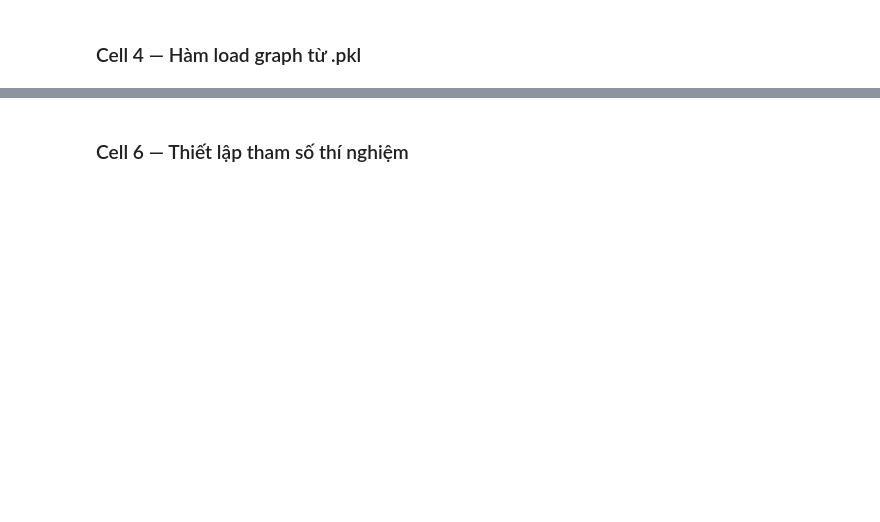
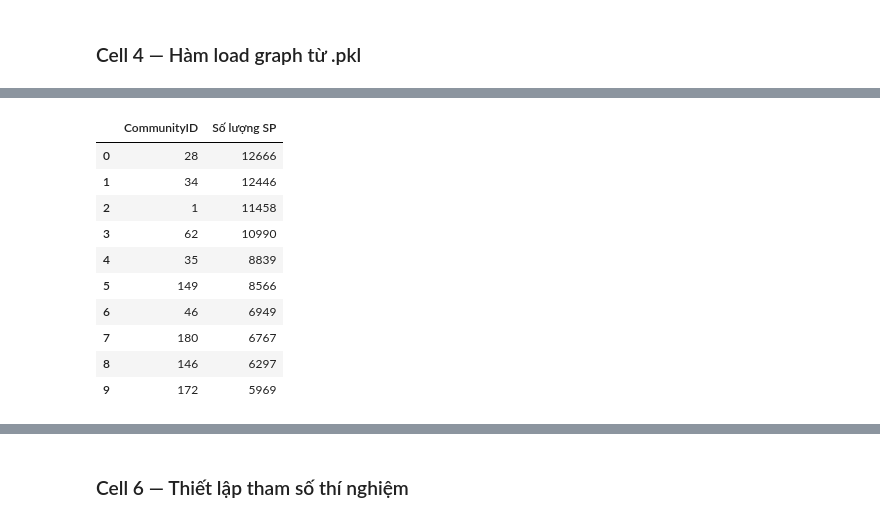
Before and after one commit to NhanThiencoder/Amazon-Graph-Recommender, a Jupyter notebook: notebooks/04_Link_Prediction_Node2Vec.ipynb, the cells around one changed output, grey strips where cells are left out. Cells and saved outputs as stored; diff of their text form; code cells hidden in the pictures; blank space fills up the shorter version.

```diff
--- a/notebooks/04_Link_Prediction_Node2Vec.ipynb
+++ b/notebooks/04_Link_Prediction_Node2Vec.ipynb
@@ -19,14 +20,16 @@ plt.style.use("seaborn-v0_8-whitegrid")
 # %% [markdown]
 ### Cell 2 — Khai báo đường dẫn project và import từ src
 # %%
+
 PROJECT_ROOT = Path.cwd().resolve().parent if Path.cwd().name == "notebooks" else Path.cwd().resolve()
 SRC_DIR = PROJECT_ROOT / "src"
+DATA_DIR = PROJECT_ROOT / "data" / "processed"
 
 if str(PROJECT_ROOT) not in sys.path:
     sys.path.insert(0, str(PROJECT_ROOT))
 
 print("PROJECT_ROOT =", PROJECT_ROOT)
-print("SRC_DIR exists =", SRC_DIR.exists())
+print("THƯ MỤC DỮ LIỆU CSV =", DATA_DIR)
 
 from src.evaluator import run_model_comparison
 # %% [output]
@@ -48,66 +70,22 @@ Default data path = C:\Users\ADMIN\python\Amazon-Graph-Recommender\data\processe
 # %% [markdown]
 ### Cell 4 — Hàm load graph từ .pkl
 # %%
-def load_graph_from_pickle(data_path: Path | None = None) -> nx.Graph:
-    candidate_paths = []
+louvain_file = DATA_DIR / "louivan_test.csv"
+centrality_file = DATA_DIR / "centrality_test.csv"
 
-    if data_path is not None:
-        candidate_paths.append(Path(data_path))
+# 1. Kết quả Phân cụm (Louvain)
+if louvain_file.exists():
+    df_louvain = pd.read_csv(louvain_file)
+    print(f"✅ Thuật toán Louvain đã chia mạng lưới thành {df_louvain['CommunityID'].nunique()} cộng đồng.")
+    print("\n=== TOP 10 CỘNG ĐỒNG LỚN NHẤT ===")
+    display(df_louvain['CommunityID'].value_counts().reset_index().rename(columns={'count': 'Số lượng SP'}).head(10))
 
-    candidate_paths.append(DEFAULT_DATA_PATH)
-    candidate_paths.extend(LOCAL_FALLBACKS)
+# 2. Kết quả Độ Trung Tâm (Centrality)
+if centrality_file.exists():
+    df_centrality = pd.read_csv(centrality_file)
+    print("\n=== TOP 10 SẢN PHẨM NHIỀU KẾT NỐI NHẤT (DEGREE CENTRALITY) ===")
+    display(df_centrality.sort_values(by="Degree_Centrality", ascending=False)[['ProductID', 'Degree_Centrality']].head(10).reset_index(drop=True))
 
-    existing_path = None
-    for path in candidate_paths:
-        path = Path(path)
-        if path.exists():
-            existing_path = path
-            break
-
-    if existing_path is None:
-        raise FileNotFoundError(
-            "Không tìm thấy file amazon_lcc_cleaned.pkl. "
-            "Hãy kiểm tra lại path trong notebook."
-        )
-
-    with open(existing_path, "rb") as f:
-        obj = pickle.load(f)
-
-    if isinstance(obj, nx.Graph):
-        G = obj
-
-    elif isinstance(obj, dict):
-        if "graph" in obj and isinstance(obj["graph"], nx.Graph):
-            G = obj["graph"]
-        elif "G" in obj and isinstance(obj["G"], nx.Graph):
-            G = obj["G"]
-        elif "edges" in obj:
-            G = nx.Graph()
-            G.add_edges_from(obj["edges"])
-        else:
-            raise TypeError(
-                f"Pickle là dict nhưng chưa biết cách dựng graph từ keys: {list(obj.keys())[:10]}"
-            )
-
-    elif hasattr(obj, "edges") and callable(obj.edges):
-        G = nx.Graph(obj)
-
-    else:
-        raise TypeError(f"Không hỗ trợ kiểu dữ liệu trong pickle: {type(obj)}")
-
-    G = nx.Graph(G)
-    G.remove_edges_from(nx.selfloop_edges(G))
-
-    if not nx.is_connected(G):
-        largest_cc = max(nx.connected_components(G), key=len)
-        G = G.subgraph(largest_cc).copy()
-
-    print("Loaded from:", existing_path)
-    print("Nodes      :", G.number_of_nodes())
-    print("Edges      :", G.number_of_edges())
-    print("Density    :", f"{nx.density(G):.8f}")
-
-    return G
-
-G = load_graph_from_pickle()
+    print("\n=== TOP 10 SẢN PHẨM CHẤT LƯỢNG KẾT NỐI TỐT NHẤT (PAGERANK) ===")
+    display(df_centrality.sort_values(by="PageRank", ascending=False)[['ProductID', 'PageRank']].head(10).reset_index(drop=True))
 # %% [output]
@@ -117,0 +95,11 @@ Density    : 0.00001651
+|  | CommunityID | Số lượng SP |
+| 0 | 28 | 12666 |
+| 1 | 34 | 12446 |
+| 2 | 1 | 11458 |
+| 3 | 62 | 10990 |
+| 4 | 35 | 8839 |
+| 5 | 149 | 8566 |
+| 6 | 46 | 6949 |
+| 7 | 180 | 6767 |
+| 8 | 146 | 6297 |
+| 9 | 172 | 5969 |
```
Also changed, not shown: parts of 9 cells of this notebook.
